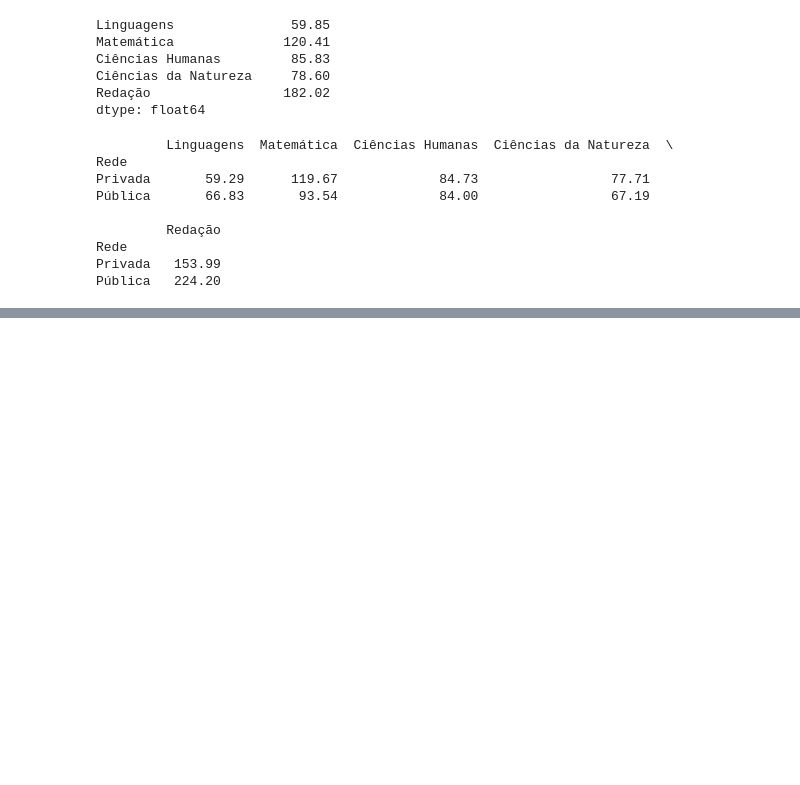
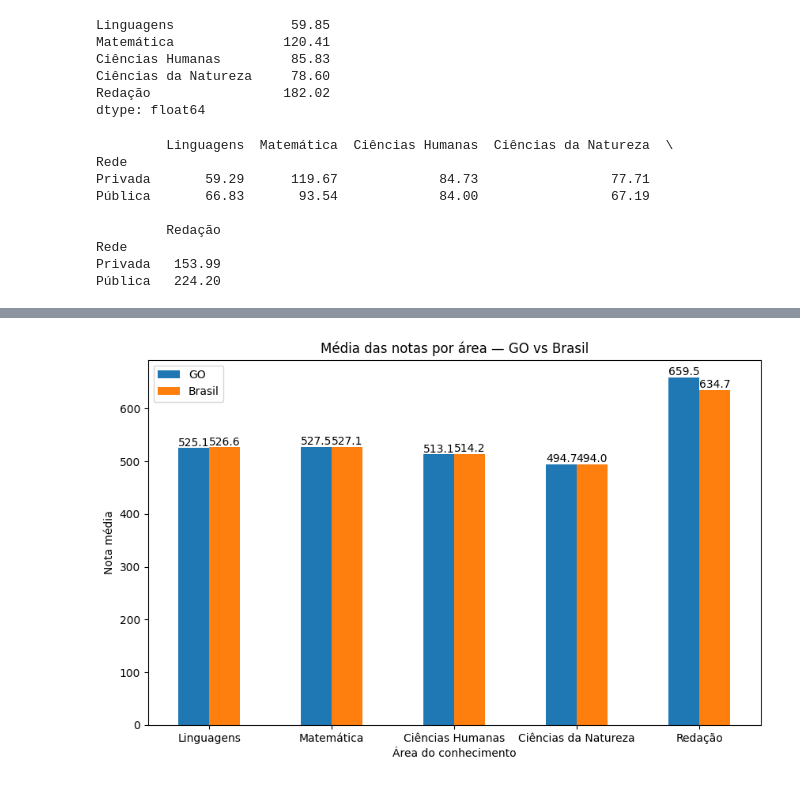
Before and after one commit to Lanzitow/enem-goias-data-analysis, a Jupyter notebook: notebooks/enem_goias_analise.ipynb, the cells around one changed output, grey strips where cells are left out. Saved outputs shown, nothing was run; the diff lists cells and outputs as text; code cells hidden in the pictures; blank space fills up the shorter version.

Commit message:
Atualização da análise ENEM GO vs Brasil

```diff
--- a/notebooks/enem_goias_analise.ipynb
+++ b/notebooks/enem_goias_analise.ipynb
@@ -870,0 +927,23 @@ Pública   224.20
+# %%
+import matplotlib.pyplot as plt
+
+comparacao_medias = pd.DataFrame({
+    "GO": media_go,
+    "Brasil": media_br
+})
+
+ax = comparacao_medias.plot(kind="bar", figsize=(10,6))
+
+plt.title("Média das notas por área — GO vs Brasil")
+plt.ylabel("Nota média")
+plt.xlabel("Área do conhecimento")
+plt.xticks(rotation=0)
+
+for p in ax.patches:
+    ax.annotate(f"{p.get_height():.1f}",
+                (p.get_x() + p.get_width()/2., p.get_height()),
+                ha='center', va='bottom')
+
+plt.show()
+# %% [output]
+[figure, added]
```
Also changed, not shown: parts of 11 cells of this notebook.
